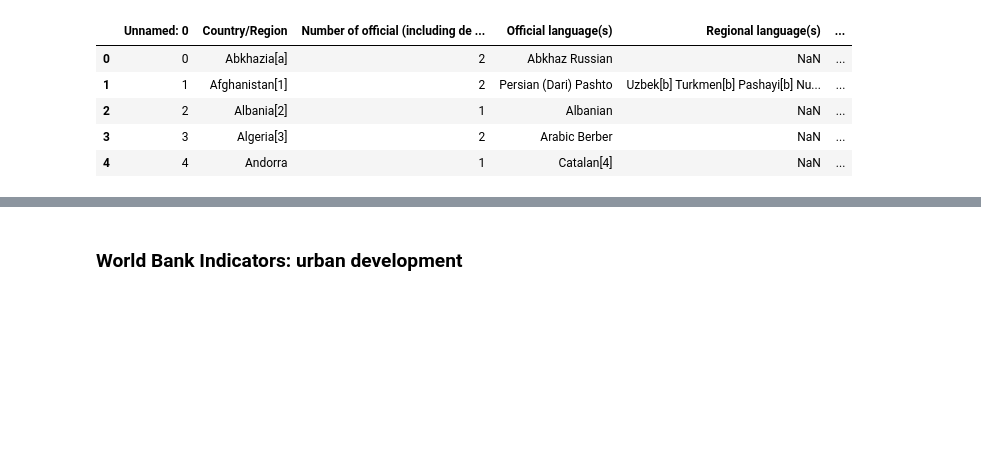
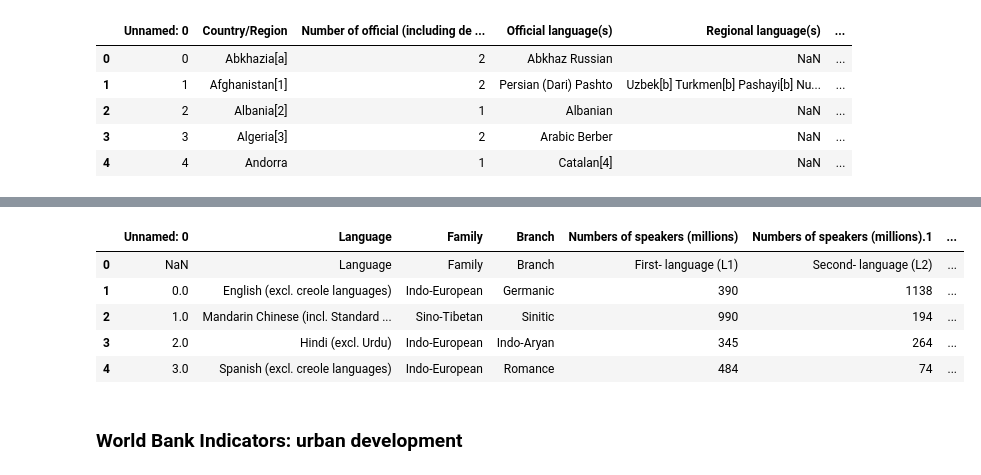
Before and after one commit to helinyilmaz/Language-Endangerment-Prediction, a Jupyter notebook: Data/data-ingestion-scraping.ipynb, the cells around one changed output, grey strips where cells are left out. Cells and saved outputs as stored; diff of their text form; code cells hidden in the pictures; blank space fills up the shorter version.

Commit message:
add speaker_count dataset

```diff
--- a/Data/data-ingestion-scraping.ipynb
+++ b/Data/data-ingestion-scraping.ipynb
@@ -131,3 +172,15 @@ df2.head()
+# %%
+## Read new csv
+
+df5 = pd.read_csv('Project/datasci207-final-project/Data/speaker_count.csv')
+df5.head()
+# %% [output]
+|  | Unnamed: 0 | Language | Family | Branch | Numbers of speakers (millions) | Numbers of speakers (millions).1 | ... |
+| 0 | NaN | Language | Family | Branch | First- language (L1) | Second- language (L2) | ... |
+| 1 | 0.0 | English (excl. creole languages) | Indo-European | Germanic | 390 | 1138 | ... |
+| 2 | 1.0 | Mandarin Chinese (incl. Standard ... | Sino-Tibetan | Sinitic | 990 | 194 | ... |
+| 3 | 2.0 | Hindi (excl. Urdu) | Indo-European | Indo-Aryan | 345 | 264 | ... |
+| 4 | 3.0 | Spanish (excl. creole languages) | Indo-European | Romance | 484 | 74 | ... |
 # %% [markdown]
 ### World Bank Indicators: urban development
 # %%
```
Also changed, not shown: parts of 5 cells of this notebook, 1 other file.
